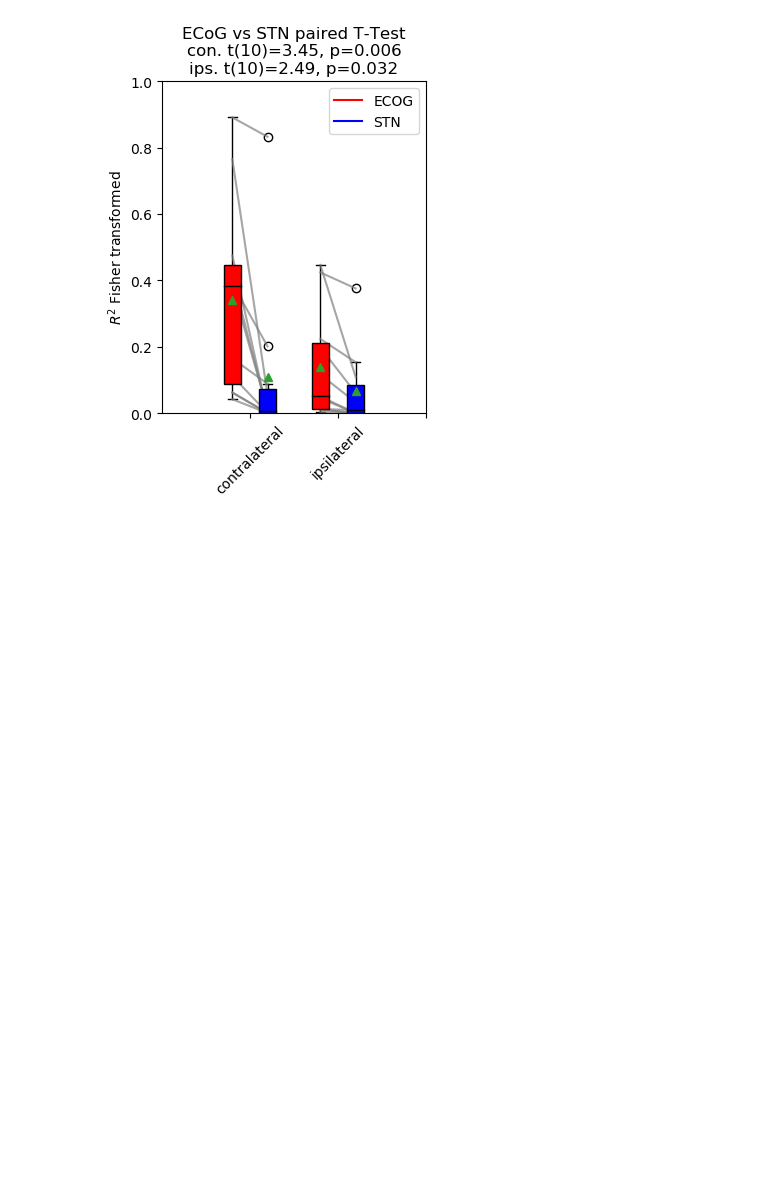
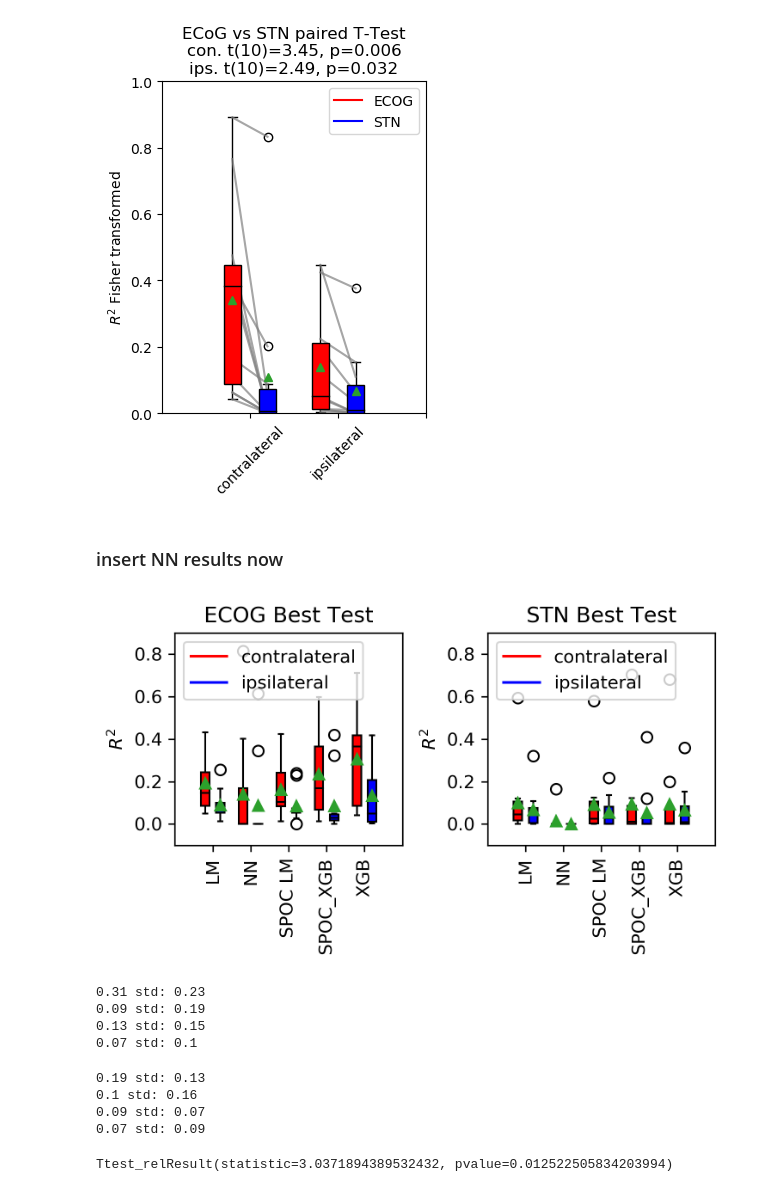
Before and after one commit to neuromodulation/icn, a Jupyter notebook: ECOG_vs_STN/UPDATE_NEWCV_PLOTS/Figure3.ipynb, the cells around one changed output. Cells and saved outputs as stored; diff of their text form; code cells hidden in the pictures; blank space fills up the shorter version.

```diff
--- a/ECOG_vs_STN/UPDATE_NEWCV_PLOTS/Figure3.ipynb
+++ b/ECOG_vs_STN/UPDATE_NEWCV_PLOTS/Figure3.ipynb
@@ -263,3 +263,5 @@ plt.plot([1.6,2.4],np.array([np.arctanh(res_XGB["ECOG_IPS"]), np.arctanh(res_XGB
 plt.show()
 # %% [output]
 [figure]
+# %% [markdown]
+### insert NN results now
@@ -265,0 +270,3 @@ plt.show()
+# %%
+PATH = "C:\\Users\\ICN_admin\\Dropbox (Brain Modulation Lab)\\Shared Lab Folders\\CRCNS\MOVEMENT DATA\\ECoG_STN\\NN_Out_NOCV\\"
+patients = ['000', '001', '004', '005', '006', '007', '008', '009', '010', '013', '014']
@@ -265,0 +295,75 @@ plt.show()
+# %%
+
+def my_box_plot_comparison_here(data_a, data_b, label_1='contralateral', label_2='ipsilateral'):
+    ran = len(data_a)
+    ticks = [str(i) for i in range(ran)]
+    bpl = plt.boxplot(data_a, positions=np.array(range(ran))*2.0-0.4, showmeans=True, widths=0.45, patch_artist=True)
+    bpr = plt.boxplot(data_b, positions=np.array(range(ran))*2.0+0.4, showmeans=True,widths=0.45, patch_artist=True)
+    set_box_color(bpl, 'red') # colors are from http://colorbrewer2.org/
+    set_box_color(bpr, 'blue')
+
+    # draw temporary red and blue lines and use them to create a legend
+    plt.plot([], c='red', label=label_1)
+    plt.plot([], c='blue', label=label_2)
+
+    plt.xlim(-2, len(ticks)*2)
+    plt.tight_layout()
+    #plt.xticks(range(0, len(ticks) * 2, 2), ['LM', 'NN', 'SPOC t-lag', 'XGB '+r'$\beta$'+ r'$\gamma$', 'XGB'], rotation=90)
+    plt.xticks(range(0, len(ticks) * 2, 2), ['LM', "NN", 'SPOC LM', 'SPOC_XGB','XGB'], rotation=90)
+    plt.ylabel(r'$R^2$')
+    plt.ylim(-0.1, 0.9)
+    plt.legend(loc='upper left')
+# %%
+res_XGB =  get_res(os.path.join(PATH_BASE, "XGB_Out"), all_=False, best_Tr=False, log_=False, SPOC_=False)
+res_LM =  get_res(os.path.join(PATH_BASE, "LM_Out"), all_=False, best_Tr=False, log_=False, SPOC_=False)
+res_SPOC_LM = get_res(os.path.join(PATH_BASE, "LM_Out_SPoC"), all_=False, best_Tr=False, log_=False, SPOC_=True)
+res_SPOC_XGB = get_res(os.path.join(PATH_BASE, "XGB_Out_SPoC"), all_=False, best_Tr=False, log_=False, SPOC_=True)
+
+plt.figure(figsize=(5,3), dpi=300)
+plt.subplot(121)
+plt.title('ECOG Best Test')
+my_box_plot_comparison_here([res_LM["ECOG_CON"], res_here[0], res_SPOC_LM["ECOG_CON"], res_SPOC_XGB["ECOG_CON"], res_XGB["ECOG_CON"]], \
+                            [res_LM["ECOG_IPS"], res_here[1], res_SPOC_LM["ECOG_IPS"], res_SPOC_XGB["ECOG_IPS"], res_XGB["ECOG_IPS"]], \
+                            label_1='contralateral', label_2='ipsilateral')
+
+plt.subplot(122)
+plt.title('STN Best Test')
+my_box_plot_comparison_here([res_LM["STN_CON"], res_here[2], res_SPOC_LM["STN_CON"], res_SPOC_XGB["STN_CON"], res_XGB["STN_CON"]], \
+                            [res_LM["STN_IPS"], res_here[3], res_SPOC_LM["STN_IPS"], res_SPOC_XGB["STN_IPS"], res_XGB["STN_IPS"]], \
+                            label_1='contralateral', label_2='ipsilateral')
+plt.ylabel(r'$R^2$')
+plt.tight_layout()
+# %% [output]
+[figure, added]
+# %%
+meas_ = res_XGB["ECOG_CON"]
+print(str(np.round(np.mean(meas_),2 ))+ " std: "+ str(np.round(np.std(meas_),2)))
+meas_ = res_XGB["STN_CON"]
+print(str(np.round(np.mean(meas_),2 ))+ " std: "+ str(np.round(np.std(meas_),2)))
+meas_ = res_XGB["ECOG_IPS"]
+print(str(np.round(np.mean(meas_),2 ))+ " std: "+ str(np.round(np.std(meas_),2)))
+meas_ = res_XGB["STN_IPS"]
+print(str(np.round(np.mean(meas_),2 ))+ " std: "+ str(np.round(np.std(meas_),2)))
+# %% [output]
+0.31 std: 0.23
+0.09 std: 0.19
+0.13 std: 0.15
+0.07 std: 0.1
+# %%
+meas_ = res_LM["ECOG_CON"]
+print(str(np.round(np.mean(meas_),2 ))+ " std: "+ str(np.round(np.std(meas_),2)))
+meas_ = res_LM["STN_CON"]
+print(str(np.round(np.mean(meas_),2 ))+ " std: "+ str(np.round(np.std(meas_),2)))
+meas_ = res_LM["ECOG_IPS"]
+print(str(np.round(np.mean(meas_),2 ))+ " std: "+ str(np.round(np.std(meas_),2)))
+meas_ = res_LM["STN_IPS"]
+print(str(np.round(np.mean(meas_),2 ))+ " std: "+ str(np.round(np.std(meas_),2)))
+# %% [output]
+0.19 std: 0.13
+0.1 std: 0.16
+0.09 std: 0.07
+0.07 std: 0.09
+# %%
+stats.ttest_rel(np.arctanh(res_XGB["ECOG_CON"]), np.arctanh(res_LM["ECOG_CON"]))
+# %% [output]
+Ttest_relResult(statistic=3.0371894389532432, pvalue=0.012522505834203994)
```
Also changed, not shown: parts of 8 cells of this notebook, 11 other files.
